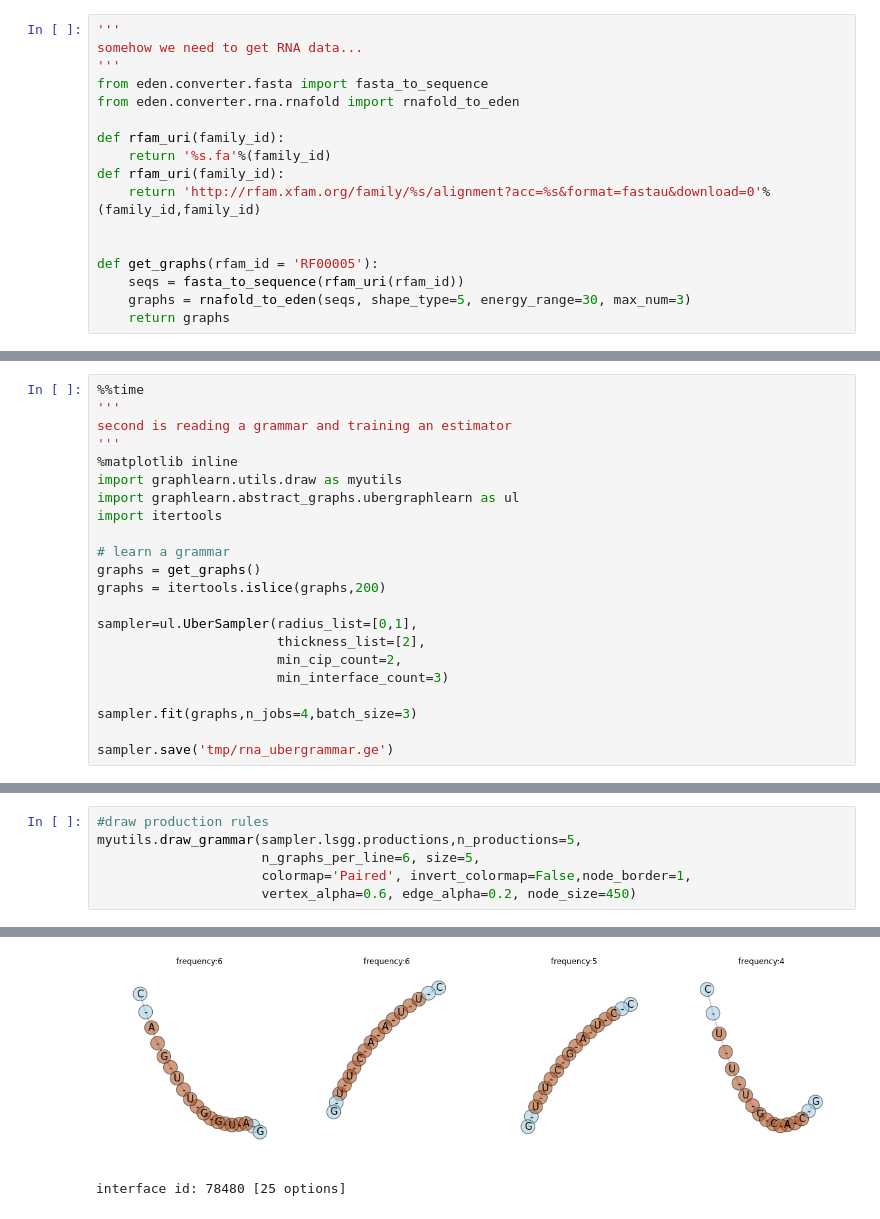
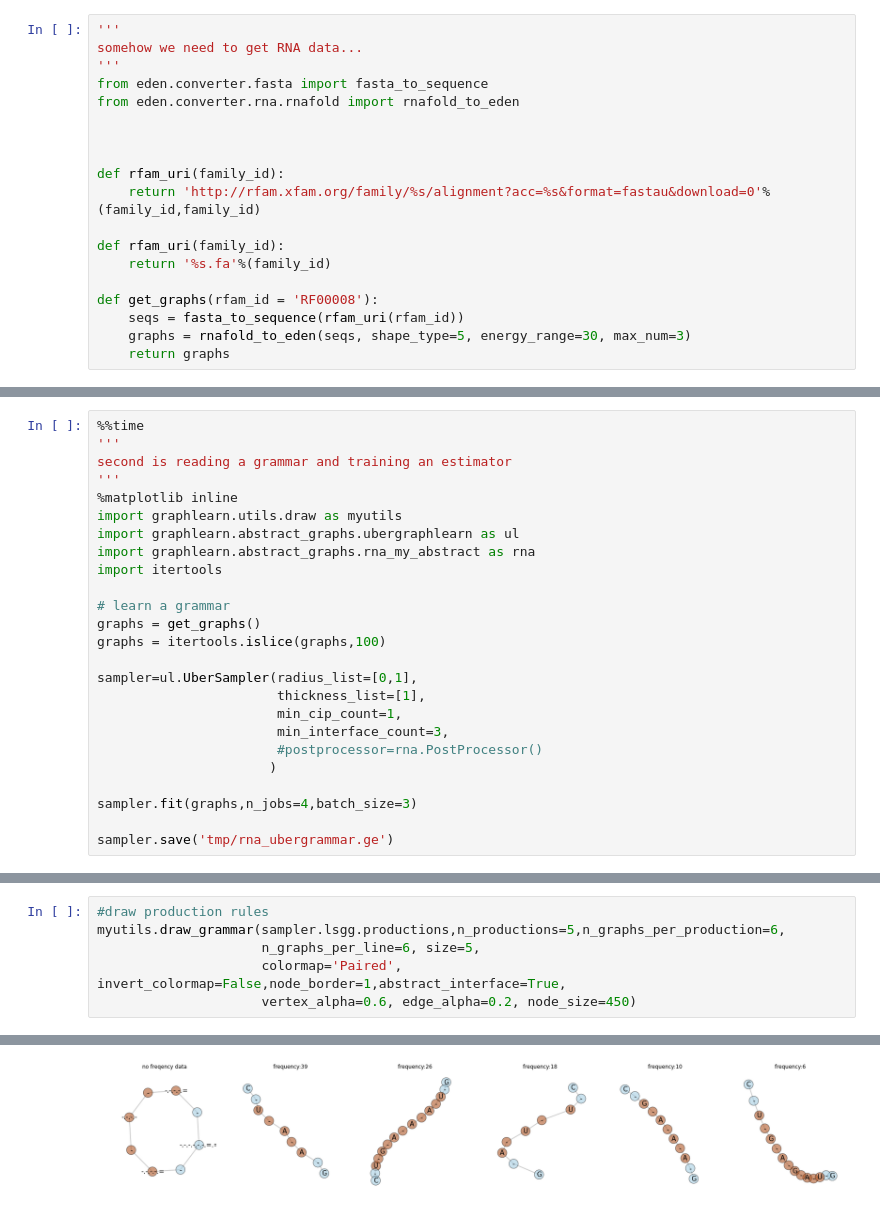
Before and after one commit to fabriziocosta/GraphLearn, a Jupyter notebook: example/UberSampler.ipynb, the cells around one changed output, grey strips where cells are left out. Saved outputs shown, nothing was run; the diff lists cells and outputs as text.

```diff
--- a/example/UberSampler.ipynb
+++ b/example/UberSampler.ipynb
@@ -12,13 +18,15 @@ somehow we need to get RNA data...
 from eden.converter.fasta import fasta_to_sequence
 from eden.converter.rna.rnafold import rnafold_to_eden
 
-def rfam_uri(family_id):
-    return '%s.fa'%(family_id)
+
+
 def rfam_uri(family_id):
     return 'http://rfam.xfam.org/family/%s/alignment?acc=%s&format=fastau&download=0'%(family_id,family_id)
 
+def rfam_uri(family_id):
+    return '%s.fa'%(family_id)
 
-def get_graphs(rfam_id = 'RF00005'):
+def get_graphs(rfam_id = 'RF00008'):
     seqs = fasta_to_sequence(rfam_uri(rfam_id))
     graphs = rnafold_to_eden(seqs, shape_type=5, energy_range=30, max_num=3)
     return graphs
@@ -38,16 +53,19 @@ second is reading a grammar and training an estimator
 %matplotlib inline
 import graphlearn.utils.draw as myutils
 import graphlearn.abstract_graphs.ubergraphlearn as ul
+import graphlearn.abstract_graphs.rna_my_abstract as rna
 import itertools
 
 # learn a grammar
 graphs = get_graphs()
-graphs = itertools.islice(graphs,200)
+graphs = itertools.islice(graphs,100)
 
 sampler=ul.UberSampler(radius_list=[0,1],
-                       thickness_list=[2],
-                       min_cip_count=2,
-                       min_interface_count=3)
+                       thickness_list=[1],
+                       min_cip_count=1,
+                       min_interface_count=3,
+                       #postprocessor=rna.PostProcessor()
+                      )
 
 sampler.fit(graphs,n_jobs=4,batch_size=3)
 
@@ -73,7 +94,7 @@ Wall time: 1min 36s
 # %%
 #draw production rules
-myutils.draw_grammar(sampler.lsgg.productions,n_productions=5,
+myutils.draw_grammar(sampler.lsgg.productions,n_productions=5,n_graphs_per_production=6,
                      n_graphs_per_line=6, size=5,
-                     colormap='Paired', invert_colormap=False,node_border=1,
+                     colormap='Paired', invert_colormap=False,node_border=1,abstract_interface=True,
                      vertex_alpha=0.6, edge_alpha=0.2, node_size=450)
 # %% [output]
@@ -82,2 +104 @@ interface id: 874212 [37 options]
-[figure, old version]
+[figure, new version]
-interface id: 78480 [25 options]
```
Also changed, not shown: parts of 11 cells of this notebook, 6 other files.
